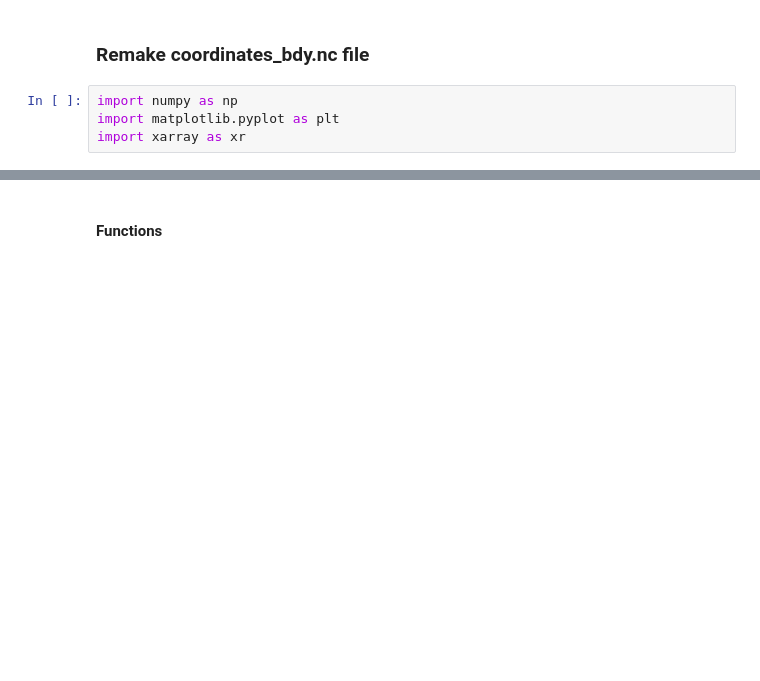
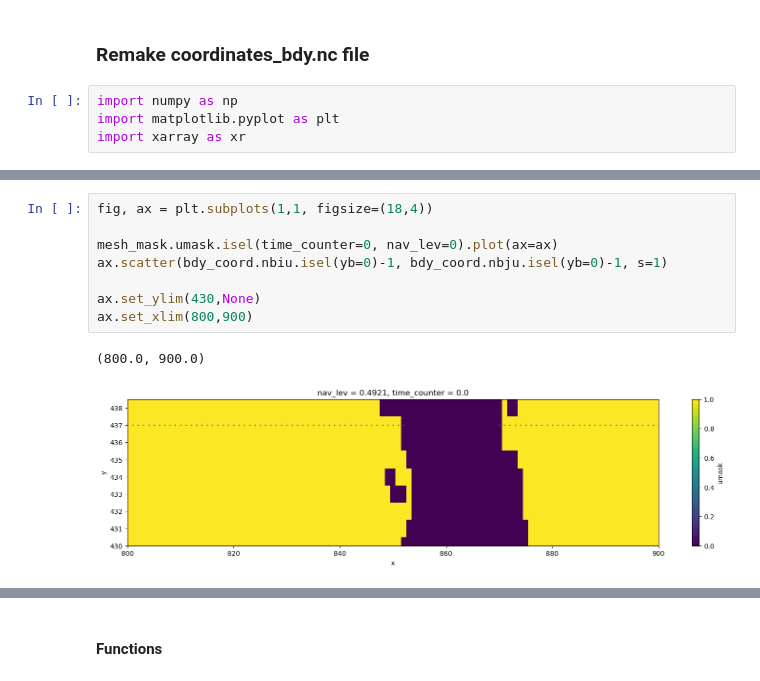
Before and after one commit to brogalla/analysis-birgal, a Jupyter notebook: nemo_config_setup/remake-coordinates-bdy.ipynb, the cells around one changed output, grey strips where cells are left out. Cells and saved outputs as stored; diff of their text form; blank space fills up the shorter version.

```diff
--- a/nemo_config_setup/remake-coordinates-bdy.ipynb
+++ b/nemo_config_setup/remake-coordinates-bdy.ipynb
@@ -6,0 +63,11 @@ import xarray as xr
+# %%
+fig, ax = plt.subplots(1,1, figsize=(18,4))
+
+mesh_mask.umask.isel(time_counter=0, nav_lev=0).plot(ax=ax)
+ax.scatter(bdy_coord.nbiu.isel(yb=0)-1, bdy_coord.nbju.isel(yb=0)-1, s=1)
+
+ax.set_ylim(430,None)
+ax.set_xlim(800,900)
+# %% [output]
+(800.0, 900.0)
+[figure, added]
```
Also changed, not shown: parts of 37 cells of this notebook.
